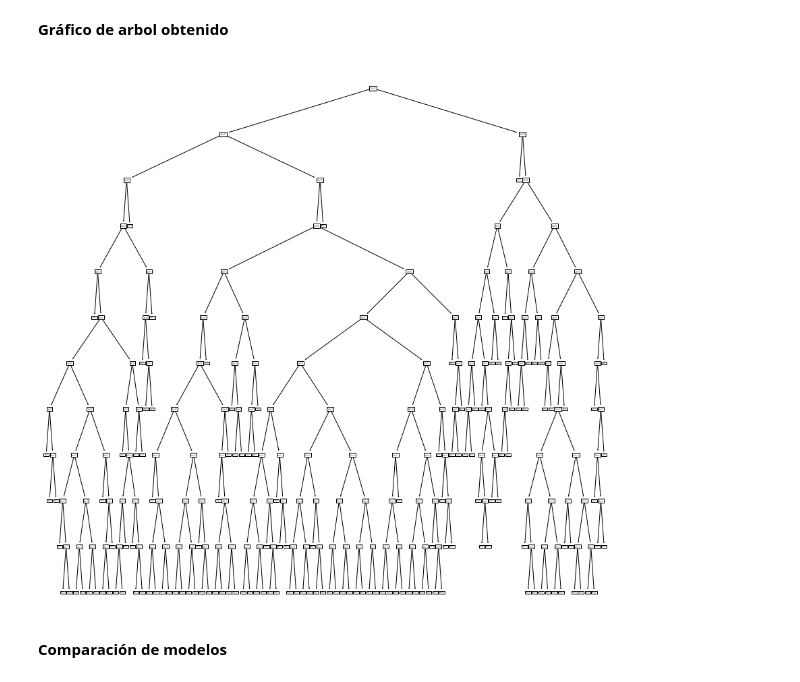
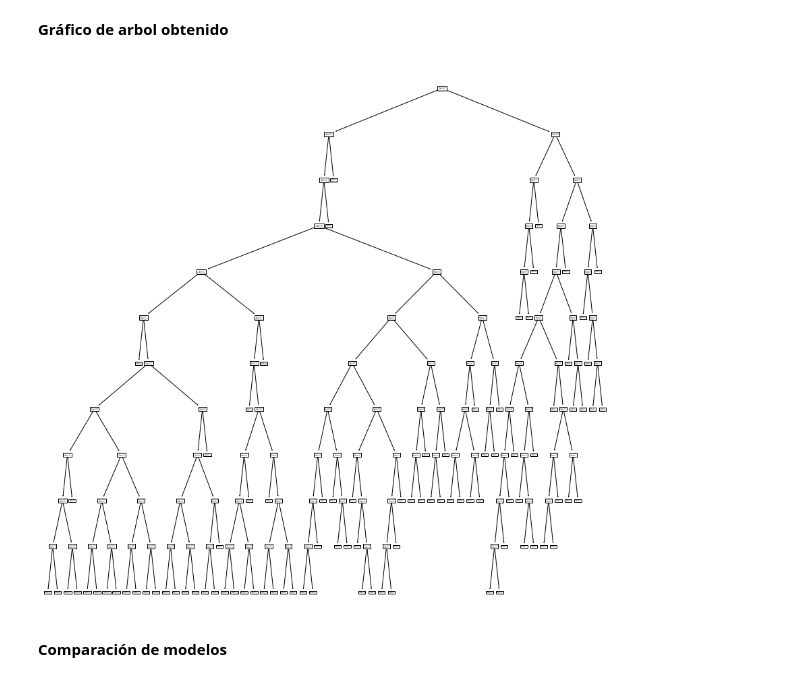
Before and after one commit to djgonzalezflores/DiploDatos2020, a Jupyter notebook: IntroAprendizajeAutomatico/Lab 2_Grupo7.ipynb, the cells around one changed output. Drawn from its saved outputs; the diff is of its cells as text; code cells hidden in the pictures.

Commit message:
correccion en grafico tree

```diff
--- a/IntroAprendizajeAutomatico/Lab 2_Grupo7.ipynb
+++ b/IntroAprendizajeAutomatico/Lab 2_Grupo7.ipynb
@@ -951,9 +951,9 @@ weighted avg       0.90      0.90      0.89       371
 **Gráfico de arbol obtenido**
 # %%
 plt.figure(figsize=(15,15))
-plot_tree(model_clf);
+plot_tree(best_model);
 # %% [output]
-[figure, old version]
+[figure, new version]
 # %% [markdown]
 **Comparación de modelos**
 # %%
```
Also changed, not shown: parts of 3 cells of this notebook.
